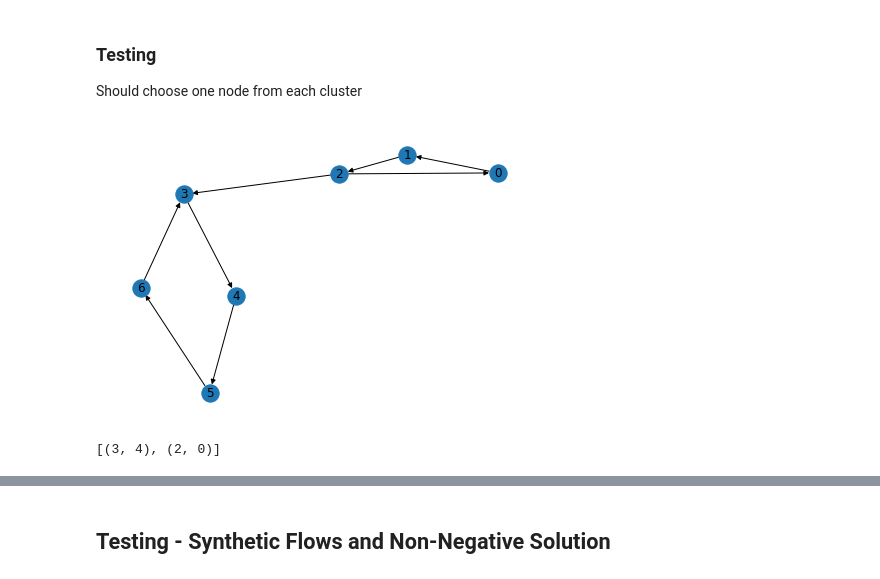
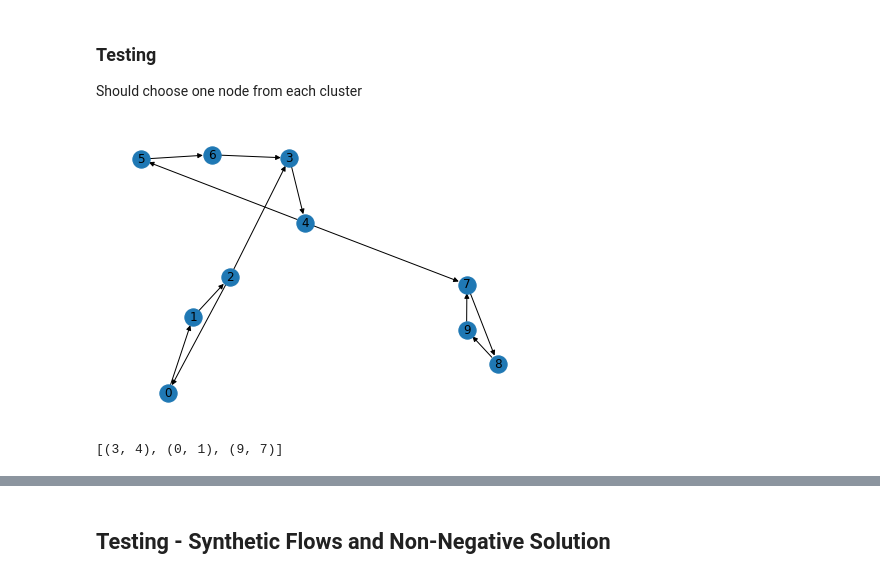
Before and after one commit to arnav-b/sensor-placement, a Jupyter notebook: algorithms.ipynb, the cells around one changed output, grey strips where cells are left out. Drawn from its saved outputs; the diff is of its cells as text; code cells hidden in the pictures.

```diff
--- a/algorithms.ipynb
+++ b/algorithms.ipynb
@@ -148,36 +158,44 @@ Should choose one node from each cluster
 # %%
 J = nx.DiGraph()
 
 J.add_edge(0,1)
 J.add_edge(1,2)
 J.add_edge(2,0)
 J.add_edge(2,3)
 J.add_edge(3,4)
 J.add_edge(4,5)
 J.add_edge(6,3)
 J.add_edge(5,6)
+J.add_edge(4,7)
+J.add_edge(7,8)
+J.add_edge(8,9)
+J.add_edge(9,7)
 
 flows = {}
 
 flows[(0,1)] = 10.
 flows[(1,2)] = 10
 flows[(2,0)] = 10.
 flows[(2,3)] = 0.
 flows[(3,4)] = 10.
 flows[(4,5)] = 10.
 flows[(6,3)] = 10
 #flows[(6,4)] = 10.
 flows[(5,6)] = 10.
+flows[(4,7)] = 0
+flows[(7,8)] = 10
+flows[(8,9)] = 10
+flows[(9,7)] = 10
 
-np.random.seed(20)
+np.random.seed(1000)
 nx.draw(J, with_labels=True)
 # %% [output]
-[figure, old version]
+[figure, new version]
 # %%
-opt = choose_sensors(J, flows, flow_prediction, mse, 2)
+opt = choose_sensors(J, flows, flow_prediction, mse, 3)
 opt
 # %% [output]
-[(3, 4), (2, 0)]
+[(3, 4), (0, 1), (9, 7)]
 # %%
 flow_prediction(J, {s : flows[s] for s in opt})
 # %% [output]
```
Also changed, not shown: parts of 60 cells of this notebook.
